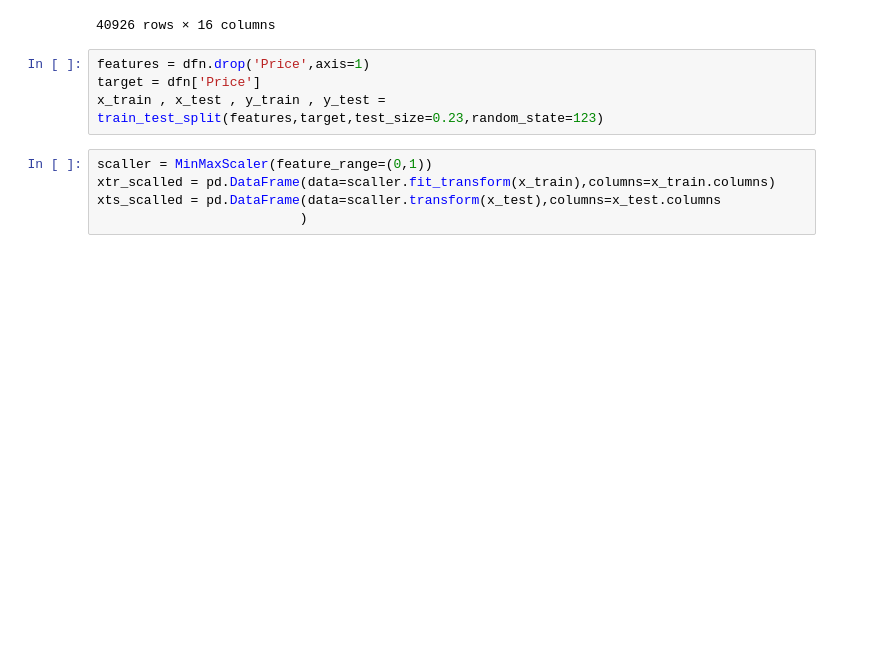
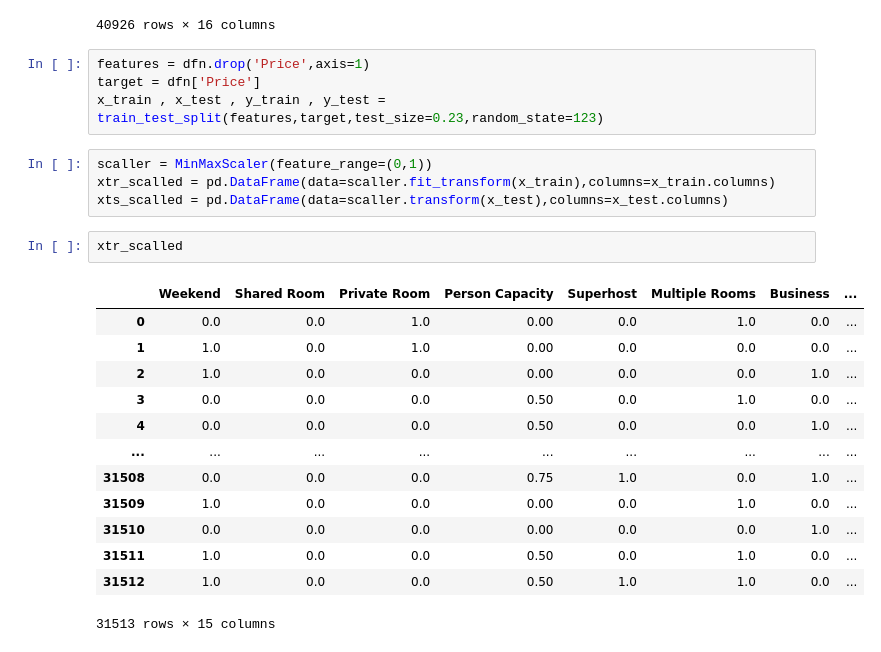
Before and after one commit to isoori/AIRBNB, a Jupyter notebook: Untitled.ipynb, the cells around one changed output. Saved outputs shown, nothing was run; the diff lists cells and outputs as text; blank space fills up the shorter version.

```diff
--- a/Untitled.ipynb
+++ b/Untitled.ipynb
@@ -177,5 +177,20 @@ x_train , x_test , y_train , y_test = train_test_split(features,target,test_size
 # %%
 scaller = MinMaxScaler(feature_range=(0,1))
 xtr_scalled = pd.DataFrame(data=scaller.fit_transform(x_train),columns=x_train.columns)
-xts_scalled = pd.DataFrame(data=scaller.transform(x_test),columns=x_test.columns
-                          )
+xts_scalled = pd.DataFrame(data=scaller.transform(x_test),columns=x_test.columns)
+# %%
+xtr_scalled
+# %% [output]
+|  | Weekend | Shared Room | Private Room | Person Capacity | Superhost | Multiple Rooms | Business | ... |
+| 0 | 0.0 | 0.0 | 1.0 | 0.00 | 0.0 | 1.0 | 0.0 | ... |
+| 1 | 1.0 | 0.0 | 1.0 | 0.00 | 0.0 | 0.0 | 0.0 | ... |
+| 2 | 1.0 | 0.0 | 0.0 | 0.00 | 0.0 | 0.0 | 1.0 | ... |
+| 3 | 0.0 | 0.0 | 0.0 | 0.50 | 0.0 | 1.0 | 0.0 | ... |
+| 4 | 0.0 | 0.0 | 0.0 | 0.50 | 0.0 | 0.0 | 1.0 | ... |
+| ... | ... | ... | ... | ... | ... | ... | ... | ... |
+| 31508 | 0.0 | 0.0 | 0.0 | 0.75 | 1.0 | 0.0 | 1.0 | ... |
+| 31509 | 1.0 | 0.0 | 0.0 | 0.00 | 0.0 | 1.0 | 0.0 | ... |
+| 31510 | 0.0 | 0.0 | 0.0 | 0.00 | 0.0 | 0.0 | 1.0 | ... |
+| 31511 | 1.0 | 0.0 | 0.0 | 0.50 | 0.0 | 1.0 | 0.0 | ... |
+| 31512 | 1.0 | 0.0 | 0.0 | 0.50 | 1.0 | 1.0 | 0.0 | ... |
+31513 rows × 15 columns
```
Also changed, not shown: parts of 1 cell of this notebook.
